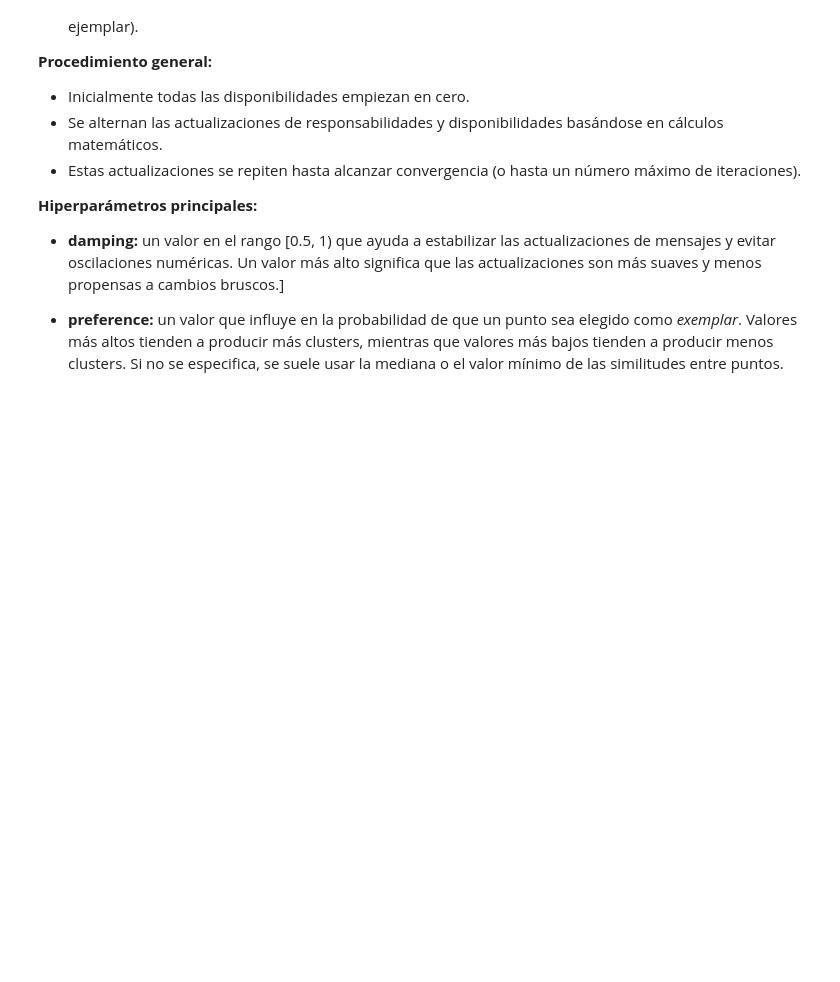
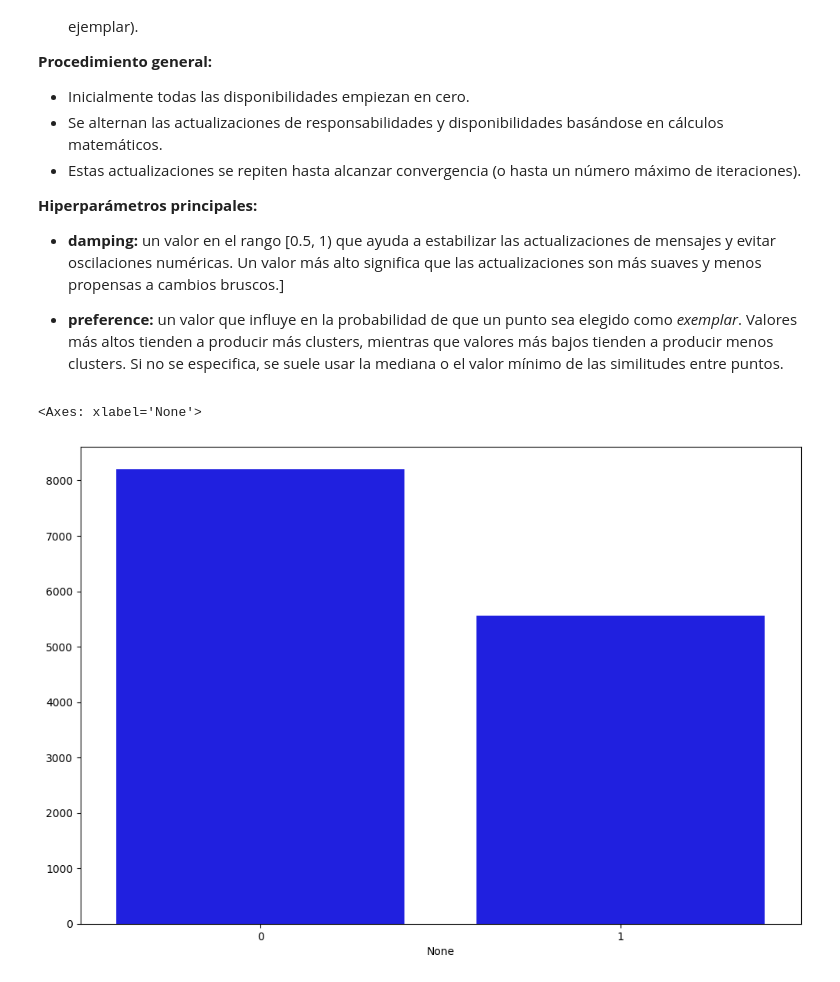
Before and after one commit to BILabsAndProjects/Lab2-Senecafe, a Jupyter notebook: DTM.ipynb, the cells around one changed output. Saved outputs shown, nothing was run; the diff lists cells and outputs as text; code cells hidden in the pictures; blank space fills up the shorter version.

```diff
--- a/DTM.ipynb
+++ b/DTM.ipynb
@@ -52,6 +55,6 @@ Cada punto de datos puede potencialmente ser elegido como *exemplar* (representa
 
 * **preference:** un valor que influye en la probabilidad de que un punto sea elegido como *exemplar*. Valores más altos tienden a producir más clusters, mientras que valores más bajos tienden a producir menos clusters. Si no se especifica, se suele usar la mediana o el valor mínimo de las similitudes entre puntos.
 # %%
-afp = AffinityPropagation(random_state=42)
+ag_model = AgglomerativeClustering()
 
-afp = afp.fit(df_clean)
+ag_model = ag_model.fit(df_clean)
@@ -57,0 +64,8 @@ afp = afp.fit(df_clean)
+# %%
+ag_cluster_labels = pd.Series(ag_model.labels_)
+ag_clusters = ag_cluster_labels.value_counts()
+fig = plt.figure(figsize=(12,8))
+sns.barplot(x=ag_clusters.index, y=ag_clusters.values, color='b')
+# %% [output]
+<Axes: xlabel='None'>
+[figure, added]
```
Also changed, not shown: parts of 3 cells of this notebook.
